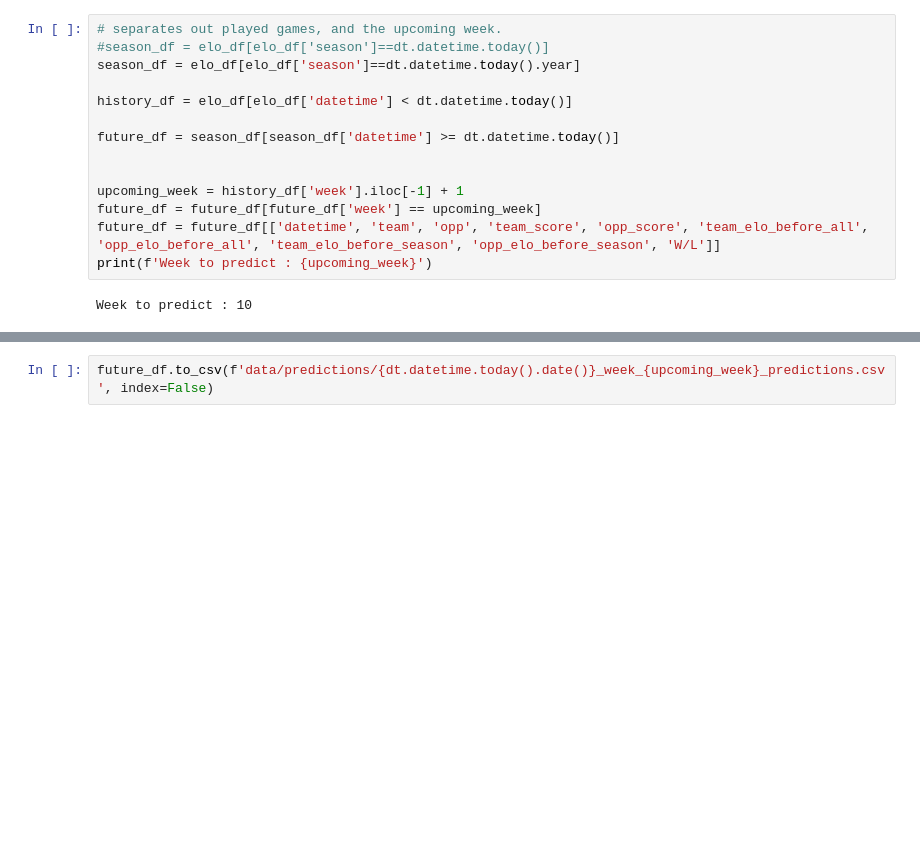
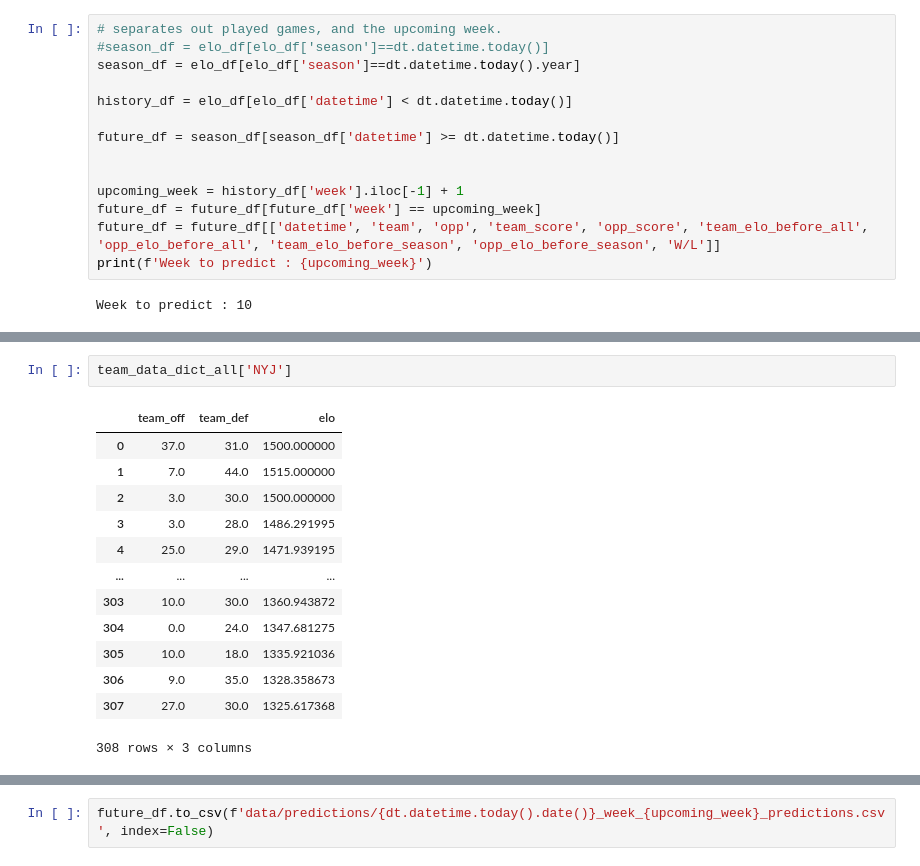
Before and after one commit to bfitzpatrick79/personal_projects, a Jupyter notebook: Experimental Projects/nfl_model/03_Predictions.ipynb, the cells around one changed output, grey strips where cells are left out. Cells and saved outputs as stored; diff of their text form; blank space fills up the shorter version.

```diff
--- a/Experimental Projects/nfl_model/03_Predictions.ipynb
+++ b/Experimental Projects/nfl_model/03_Predictions.ipynb
@@ -99,6 +100,22 @@ A value is trying to be set on a copy of a slice from a DataFrame
 See the caveats in the documentation: https://pandas.pydata.org/pandas-docs/stable/user_guide/indexing.html#returning-a-view-versus-a-copy
   errors=errors,
 32   32
+# %%
+team_data_dict_all['NYJ']
+# %% [output]
+|  | team_off | team_def | elo |
+| 0 | 37.0 | 31.0 | 1500.000000 |
+| 1 | 7.0 | 44.0 | 1515.000000 |
+| 2 | 3.0 | 30.0 | 1500.000000 |
+| 3 | 3.0 | 28.0 | 1486.291995 |
+| 4 | 25.0 | 29.0 | 1471.939195 |
+| ... | ... | ... | ... |
+| 303 | 10.0 | 30.0 | 1360.943872 |
+| 304 | 0.0 | 24.0 | 1347.681275 |
+| 305 | 10.0 | 18.0 | 1335.921036 |
+| 306 | 9.0 | 35.0 | 1328.358673 |
+| 307 | 27.0 | 30.0 | 1325.617368 |
+308 rows × 3 columns
 # %%
 # Games to be predicted
 future_df.reset_index(inplace=True)
```
Also changed, not shown: parts of 13 cells of this notebook, 38 other files.
